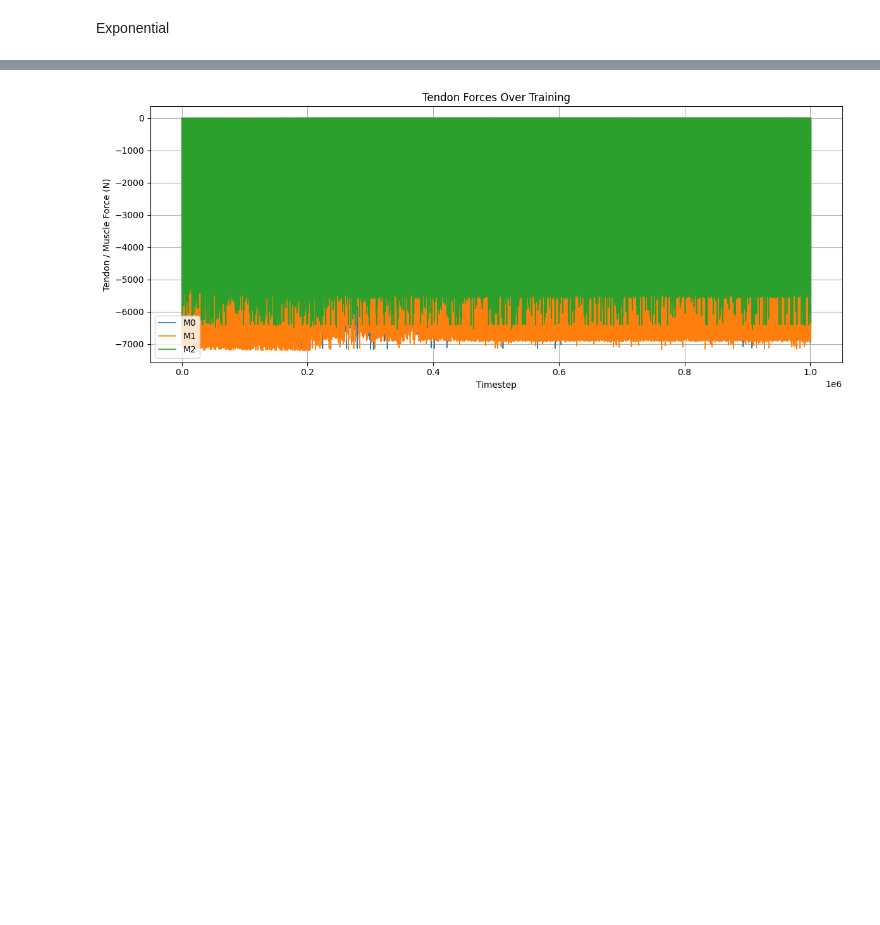
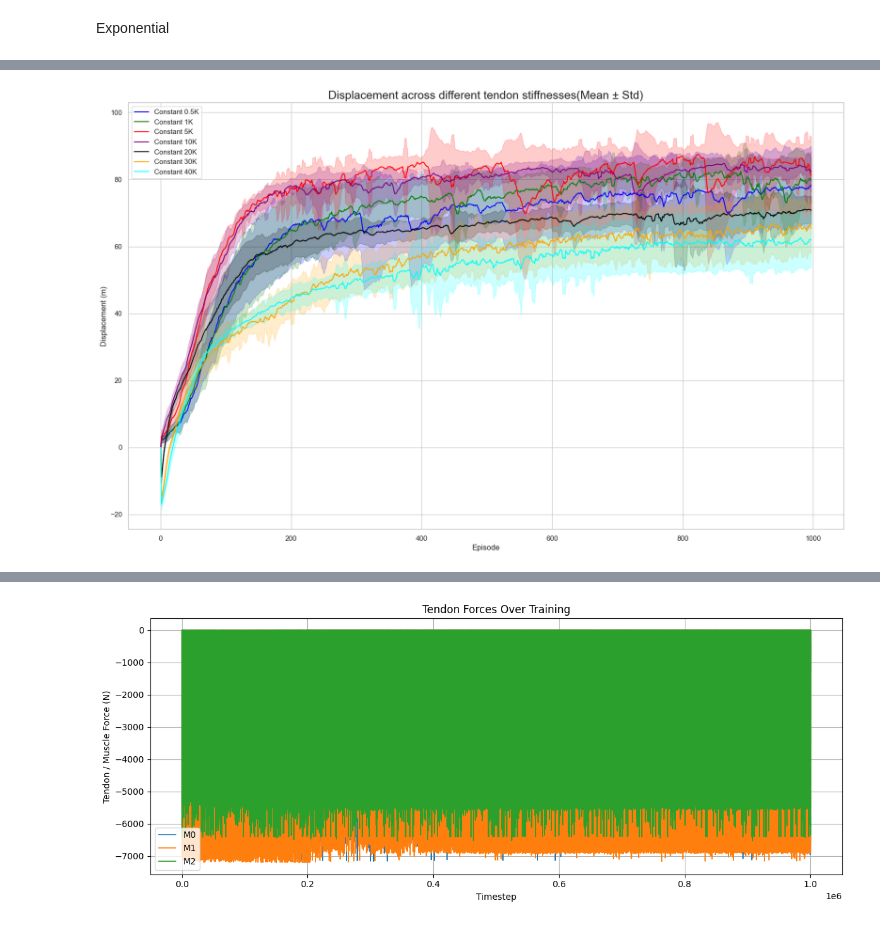
Before and after one commit to rominamir/Dynamic-tendon-Leg, a Jupyter notebook: JJ/plot.ipynb, the cells around one changed output, grey strips where cells are left out. Drawn from its saved outputs; the diff is of its cells as text; code cells hidden in the pictures; blank space fills up the shorter version.

```diff
--- a/JJ/plot.ipynb
+++ b/JJ/plot.ipynb
@@ -301,30 +202,43 @@ def moving_average(data, window_size=5):
 
 # Define your groups: folder name and seed range
 groups = {
-    "Constant 5K": r"C:\Users\User\Desktop\New folder\AimIV\Dynamic-tendon-Leg\Dynamic-tendon-Leg\JJ\data\LegEnv_Apr10_constant5k_PPO\distance",
-    "Constant 10K": r"C:\Users\User\Desktop\New folder\AimIV\Dynamic-tendon-Leg\Dynamic-tendon-Leg\JJ\data\LegEnv_Apr10_constant10k_PPO\distance",
-    "Constant 20K": r"C:\Users\User\Desktop\New folder\AimIV\Dynamic-tendon-Leg\Dynamic-tendon-Leg\JJ\data\LegEnv_Apr10_constant20k_PPO\distance",
-    "Constant 30K": r"C:\Users\User\Desktop\New folder\AimIV\Dynamic-tendon-Leg\Dynamic-tendon-Leg\JJ\data\LegEnv_Apr10_constant30k_PPO\distance",
-    "Constant 40K": r"C:\Users\User\Desktop\New folder\AimIV\Dynamic-tendon-Leg\Dynamic-tendon-Leg\JJ\data\LegEnv_Apr10_constant40k_PPO\distance",
-    "Constant 50K": r"C:\Users\User\Desktop\New folder\AimIV\Dynamic-tendon-Leg\Dynamic-tendon-Leg\JJ\data\LegEnv_Apr10_constant50k_PPO\distance",
+    "Constant 0.5K": r"C:\Users\User\Desktop\Dynamic-tendon-Leg\data\LegEnv_Jun08_constant_0.5k_constant_5e-04_PPO_seeds_100-100\distance",
+     "Constant 1K": r"C:\Users\User\Desktop\Dynamic-tendon-Leg\data\LegEnv_Jun08_constant_1k_constant_5e-04_PPO_seeds_100-100\distance",
+     "Constant 5K": r"C:\Users\User\Desktop\Dynamic-tendon-Leg\data\LegEnv_Jun07_constant_5k_constant_5e-04_PPO_seeds_100-100\distance",
+    "Constant 10K": r"C:\Users\User\Desktop\Dynamic-tendon-Leg\data\LegEnv_Jun07_constant_10k_constant_5e-04_PPO_seeds_100-100\distance",
+    # "Constant 15K": r"C:\Users\User\Desktop\Dynamic-tendon-Leg\data\LegEnv_Jun06_constant_15k_constant_5e-04_PPO_seeds_100-100\distance",
+    "Constant 20K": r"C:\Users\User\Desktop\Dynamic-tendon-Leg\data\LegEnv_Jun07_constant_20k_constant_5e-04_PPO_seeds_100-100\distance",
+    # "Constant 25K": r"C:\Users\User\Desktop\Dynamic-tendon-Leg\data\LegEnv_Jun06_constant_10k_constant_5e-04_PPO_seeds_100-100\distance",
+    "Constant 30K": r"C:\Users\User\Desktop\Dynamic-tendon-Leg\data\LegEnv_Jun07_constant_30k_constant_5e-04_PPO_seeds_100-100\distance",
+    # "Constant 35K": r"C:\Users\User\Desktop\Dynamic-tendon-Leg\data\LegEnv_Jun06_constant_35k_constant_5e-04_PPO_seeds_100-100\distance",
+    "Constant 40K": r"C:\Users\User\Desktop\Dynamic-tendon-Leg\data\LegEnv_Jun07_constant_40k_constant_5e-04_PPO_seeds_100-100\distance",
+    # "Constant 45K": r"C:\Users\User\Desktop\Dynamic-tendon-Leg\data\LegEnv_Jun06_constant_45k_constant_5e-04_PPO_seeds_100-100\distance",
+    "Constant 50K": r"C:\Users\User\Desktop\Dynamic-tendon-Leg\data\LegEnv_Jun07_constant_50k_constant_5e-04_PPO_seeds_100-100\distance",
 }
 
 # Set corresponding seeds for each group
 group_seeds = {
+    "Constant 0.5K": range(100, 110),
+     "Constant 1K": range(100, 110),
     "Constant 5K": range(100, 110),
     "Constant 10K": range(100, 110),
+    # "Constant 15K": range(100, 110),
     "Constant 20K": range(100, 110),
+    # "Constant 25K": range(100, 110),
     "Constant 30K": range(100, 110),# Change these based on your seed filenames
+    # "Constant 35K": range(100, 110),
     "Constant 40K": range(100, 110),
+    # "Constant 45K": range(100, 110),
     "Constant 50K": range(100,110),
 }
 
 #
 # Colors for plotting
-colors = ['blue', 'green', 'red', 'purple', 'black', 'yellow']
+colors = [  'blue', 'green', 'red', 'purple', 'black', 'orange', 'cyan','magenta','brown','darkgrey']
+
 
 # Smoothing window size
-window_size = 15
+window_size = 5
 
 plt.figure(figsize=(20, 12))
 
@@ -347,18 +261,24 @@ for idx, (label, folder) in enumerate(groups.items()):
         smoothed_mean = moving_average(group_mean, window_size)
         smoothed_std = moving_average(group_std, window_size)
 
-        # Adjust x-axis to match smoothed data
-        episodes = np.arange(1, len(smoothed_mean) + 1)
+        # Add zero at the beginning
+        smoothed_mean = np.insert(smoothed_mean, 0, 0)
+        smoothed_std = np.insert(smoothed_std, 0, 0)
+
+        # Update episodes to start at 0
+        episodes = np.arange(len(smoothed_mean))
 
         plt.plot(episodes, smoothed_mean, label=label, color=colors[idx], linestyle='-')
         plt.fill_between(episodes, smoothed_mean - smoothed_std, smoothed_mean + smoothed_std, color=colors[idx], alpha=0.2)
+
     else:
         print(f"No data loaded for {label}.")
 
 # Final plot formatting
-plt.title("Constant tendon (Mean ± Std) Across All Groups")
+plt.title("Displacement across different tendon stiffnesses(Mean ± Std)", fontsize = 18)
 plt.xlabel("Episode")
-plt.ylabel("Distance Traveled")
+plt.ylabel("Displacement (m)")
 plt.legend()
 plt.grid(True)
 plt.show()
+# %% [output]
@@ -364,0 +296 @@ plt.show()
+[figure, added]
```
Also changed, not shown: parts of 18 cells of this notebook, 17 other files.
